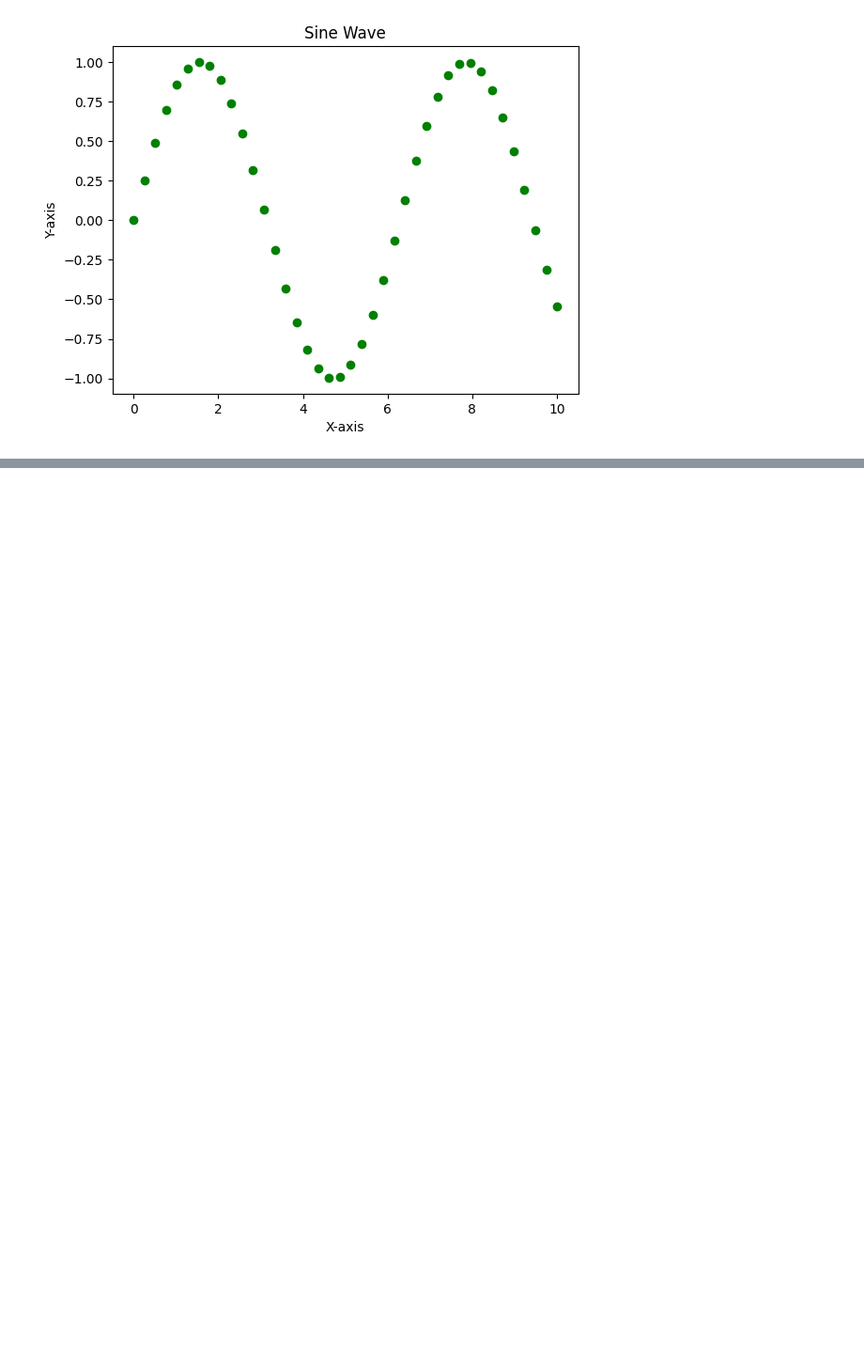
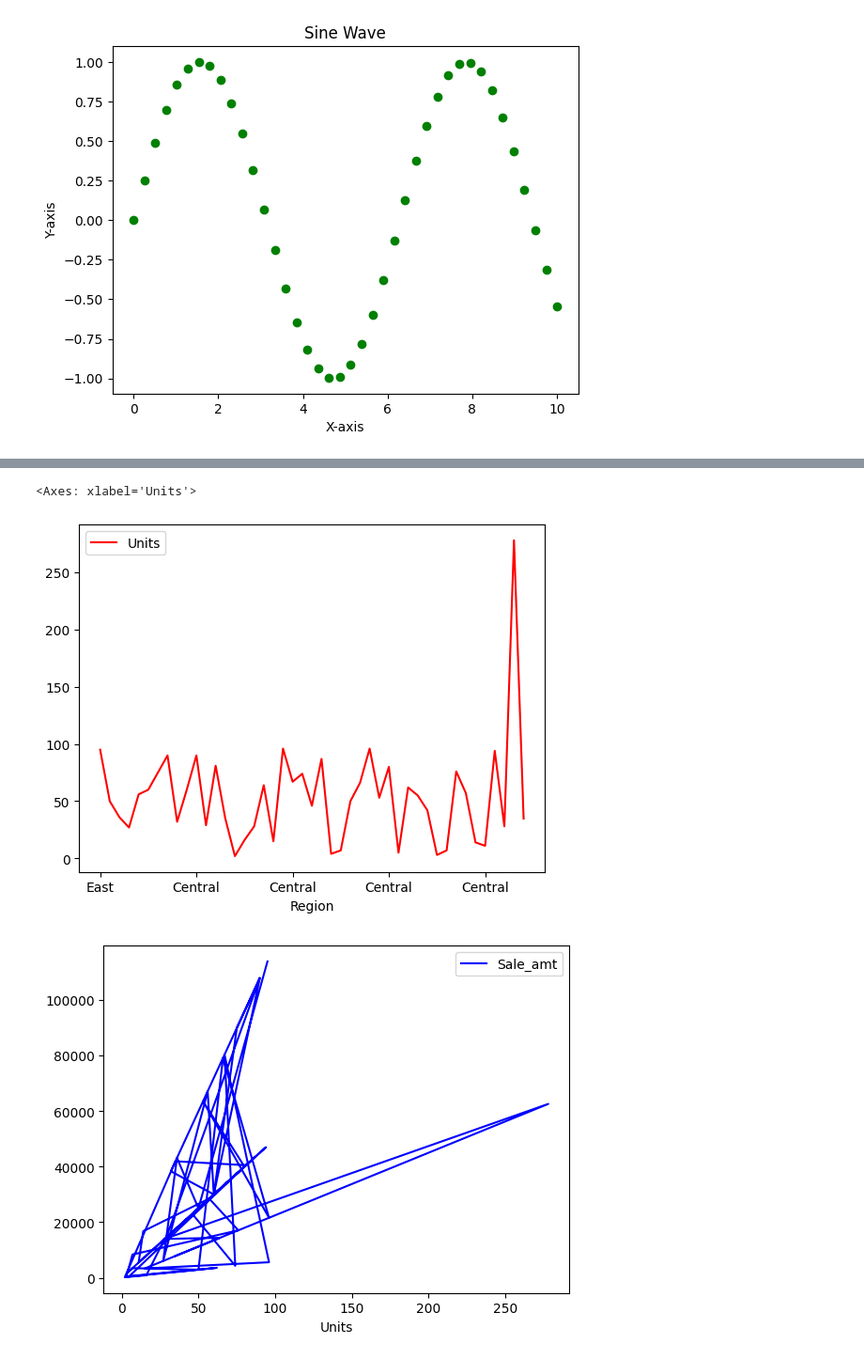
Before and after one commit to Aditya44234/AIwithPy, a Jupyter notebook: matplotlib.ipynb, the cells around one changed output, grey strips where cells are left out. Shown at 94% size. Saved outputs shown, nothing was run; the diff lists cells and outputs as text; code cells hidden in the pictures; blank space fills up the shorter version.

```diff
--- a/matplotlib.ipynb
+++ b/matplotlib.ipynb
@@ -204,0 +235,7 @@ plt.show()
+# %%
+import matplotlib.pyplot as plt
+import pandas as pd
+
+sales=pd.read_excel(r"C:\Users\ADITYA JOSHI\.idea\Downloads\SaleData.xlsx")
+
+sales.head()
@@ -204,0 +249,7 @@ plt.show()
+# %%
+sales.plot('Region','Units',kind='line',color='red')
+sales.plot('Units','Sale_amt',kind='line',color='blue')
+# %% [output]
+<Axes: xlabel='Units'>
+[figure, added]
+[figure, added]
```
Also changed, not shown: parts of 4 cells of this notebook, 1 other file.
